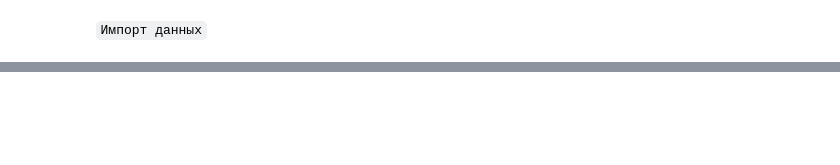
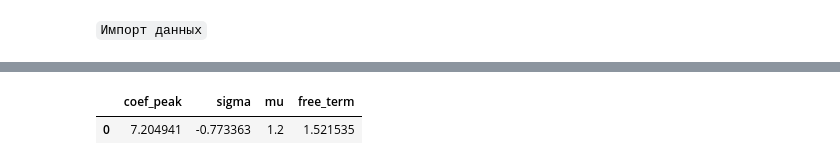
Before and after one commit to margelse/DopplerCurve, a Jupyter notebook: notebooks/projects/doppler_curve/approximation.ipynb, the cells around one changed output, grey strips where cells are left out. Saved outputs shown, nothing was run; the diff lists cells and outputs as text; code cells hidden in the pictures; blank space fills up the shorter version.

```diff
--- a/notebooks/projects/doppler_curve/approximation.ipynb
+++ b/notebooks/projects/doppler_curve/approximation.ipynb
@@ -38,0 +80,26 @@ mappings
+# %%
+def run_pipeline(pipeline_loader:PipelineLoader):
+    result = []
+    for func, mapping, parametres, bounds in pipeline_loader:
+        approx = search_most_viable_parametres(func, mapping, parametres, bounds, True)
+
+        result.append(approx)
+
+    return result
+# %%
+results_approx = {}
+
+for label, mapping in smooth_mappings.items():
+
+    clear_mapping = preprocessing_pipeline(mapping)
+
+    instructions = StructurePipelineApproximation(
+        ['segment_1', 'segment_2', 'segment_3'],
+        [lognormal_distribution for _ in range(3)],
+        [[0, 0.35], [0.35, 0.65], [0.65, 1.5]],
+        [(80, -1.9, 0.25, 10), (35, -0.8, 0.4, 5), (25, -0.29, 0.55, 2)],
+        [([1, -3, 0.05, 0], [20, -0.5, 0.6, 30]), ([1, -1.5, 0.2, 0], [10, 0, 0.8, 20]), ([1, -1, 0.3, 0], [5, 0.5, 1.2, 10])]
+    )
+
+    pipeline = PipelineLoader(clear_mapping, instructions)
+    results_approx[label] = run_pipeline(pipeline)
@@ -38,0 +131,5 @@ mappings
+# %%
+results_approx['Larin^Sergey_CCA_left_side_270425-202349_4'][2].parametres_show()
+# %% [output]
+|  | coef_peak | sigma | mu | free_term |
+| 0 | 7.204941 | -0.773363 | 1.2 | 1.521535 |
```
Also changed, not shown: parts of 12 cells of this notebook, 1 other file.
